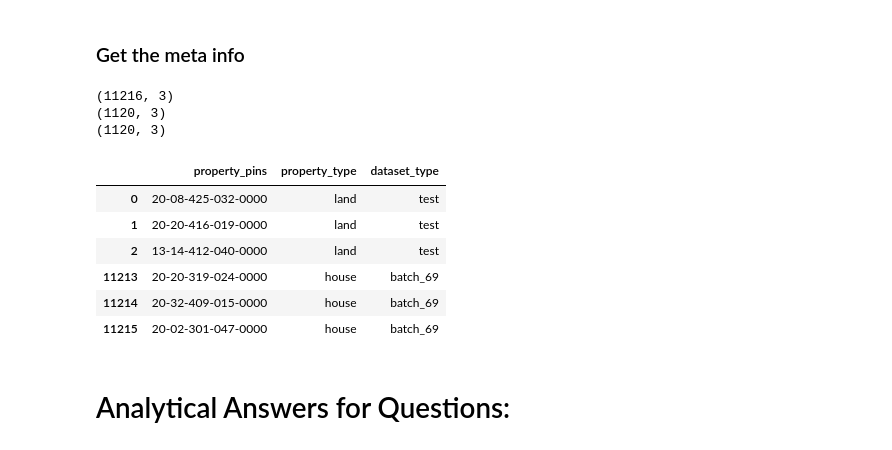
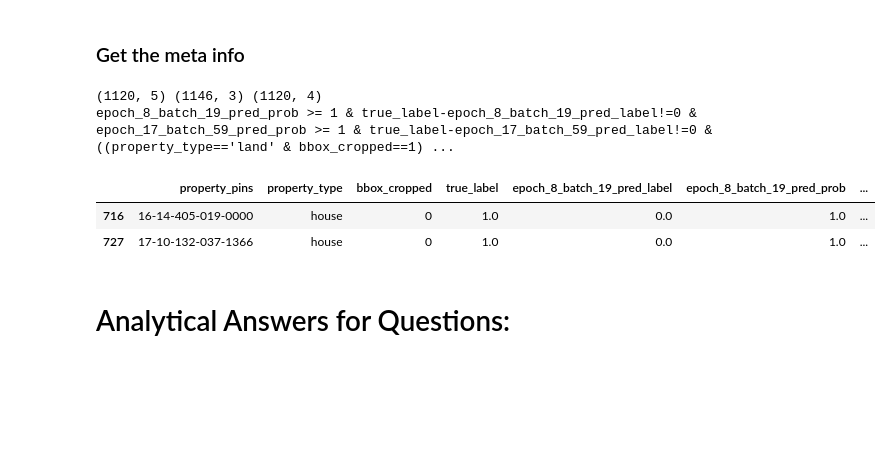
Before and after one commit to Sardhendu/PropertyClassification, a Jupyter notebook: viz_analysis/MislabelStatistics.ipynb, the cells around one changed output. Saved outputs shown, nothing was run; the diff lists cells and outputs as text; code cells hidden in the pictures; blank space fills up the shorter version.

Commit message:
Adding dynamic mislabel correction

```diff
--- a/viz_analysis/MislabelStatistics.ipynb
+++ b/viz_analysis/MislabelStatistics.ipynb
@@ -7,12 +7,18 @@ import matplotlib.pyplot as plt
 
 %matplotlib inline
 
-pin_info_data = r'C:\Users\newline\Documents\ImageClassification\data\statistics\sam_new\aerial_cropped\prediction_stats\tr_cv_ts_pins_info.csv'
+system = 'mac'
 
-aerial_cropped_cv_stats = r'C:\Users\newline\Documents\ImageClassification\data\statistics\sam_new\aerial_cropped\prediction_stats\cvalid_pred_outcomes.csv'
-aerial_cropped_ts_stats = r'C:\Users\newline\Documents\ImageClassification\data\statistics\sam_new\aerial_cropped\prediction_stats\test_pred_outcomes.csv'
-
-aerial_cropped_image_path = r'C:\Users\newline\Documents\ImageClassification\data\input_images\sam_new\aerial_cropped'
+if system == 'mac':
+    pin_info_data = '/Users/sam/All-Program/App-DataSet/HouseClassification/statistics/sam_new/aerial_cropped/prediction_stats/tr_cv_ts_pins_info.csv'
+    aerial_cropped_cv_stats = '/Users/sam/All-Program/App-DataSet/HouseClassification/statistics/sam_new/aerial_cropped/prediction_stats/cvalid_pred_outcomes.csv'
+    aerial_cropped_ts_stats = '/Users/sam/All-Program/App-DataSet/HouseClassification/statistics/sam_new/aerial_cropped/prediction_stats/test_pred_outcomes.csv'
+    aerial_cropped_image_path = '/Users/sam/All-Program/App-DataSet/HouseClassification/input_images/sam_new/aerial_cropped'
+else:
+    pin_info_data = r'C:\Users\newline\Documents\ImageClassification\data\statistics\sam_new\aerial_cropped\prediction_stats\tr_cv_ts_pins_info.csv'
+    aerial_cropped_cv_stats = r'C:\Users\newline\Documents\ImageClassification\data\statistics\sam_new\aerial_cropped\prediction_stats\cvalid_pred_outcomes.csv'
+    aerial_cropped_ts_stats = r'C:\Users\newline\Documents\ImageClassification\data\statistics\sam_new\aerial_cropped\prediction_stats\test_pred_outcomes.csv'
+    aerial_cropped_image_path = r'C:\Users\newline\Documents\ImageClassification\data\input_images\sam_new\aerial_cropped'
 # %%
 import imutils
 from scipy import misc
@@ -121,20 +127,5 @@ obj_gI = GetImages(
 # %% [markdown]
 ### Get the meta info
 # %%
-pin_info = pd.read_csv(pin_info_data, index_col=None)
-
-print (pin_info.shape)
-print (test_pins.shape)
-print (cvalid_pins.shape)
-pd.concat([pin_info.head(3), pin_info.tail(3)])
+# pin_info = pd.read_csv(pin_info_data, index_col=None)
+# pd.concat([pin_info.head(3), pin_info.tail(3)])
-# %% [output]
-(11216, 3)
-(1120, 3)
-(1120, 3)
-|  | property_pins | property_type | dataset_type |
-| 0 | 20-08-425-032-0000 | land | test |
-| 1 | 20-20-416-019-0000 | land | test |
-| 2 | 13-14-412-040-0000 | land | test |
-| 11213 | 20-20-319-024-0000 | house | batch_69 |
-| 11214 | 20-32-409-015-0000 | house | batch_69 |
-| 11215 | 20-02-301-047-0000 | house | batch_69 |
@@ -141,3 +178,20 @@ pd.concat([pin_info.head(3), pin_info.tail(3)])
+# %%
+which_data = 'cvalid'
+pred_stats = pd.read_csv(aerial_cropped_cv_stats)
+meta_stats = pd.read_csv(pin_info_data, index_col=None)
+checkpoint_name_arr = ['epoch_8_batch_19', 'epoch_17_batch_59']
+concat_meta_pred_data = concat_meta_n_pred_stats(pred_stats=pred_stats, meta_stats=meta_stats,
+                                                  checkpoint_name_arr=checkpoint_name_arr, which_data='cvalid')
+# concat_meta_pred_data.head()
+dynamic_query = dynamic_rule_based_mislabel_correction(min_pred_prob=[1,1], checkpoint_arr=checkpoint_name_arr, bbox_cropped=True )
+
+concat_meta_pred_data.query(dynamic_query)
+# %% [output]
+(1120, 5) (1146, 3) (1120, 4)
+epoch_8_batch_19_pred_prob >= 1 & true_label-epoch_8_batch_19_pred_label!=0 & epoch_17_batch_59_pred_prob >= 1 & true_label-epoch_17_batch_59_pred_label!=0 & ((property_type=='land' & bbox_cropped==1) ...
+|  | property_pins | property_type | bbox_cropped | true_label | epoch_8_batch_19_pred_label | epoch_8_batch_19_pred_prob | ... |
+| 716 | 16-14-405-019-0000 | house | 0 | 1.0 | 0.0 | 1.0 | ... |
+| 727 | 17-10-132-037-1366 | house | 0 | 1.0 | 0.0 | 1.0 | ... |
 # %%
 def get_mislabeled(checkpoint_name):
     aerial_cropped_cv = pd.read_csv(aerial_cropped_cv_stats)
```
Also changed, not shown: parts of 3 cells of this notebook, 4 other files.
